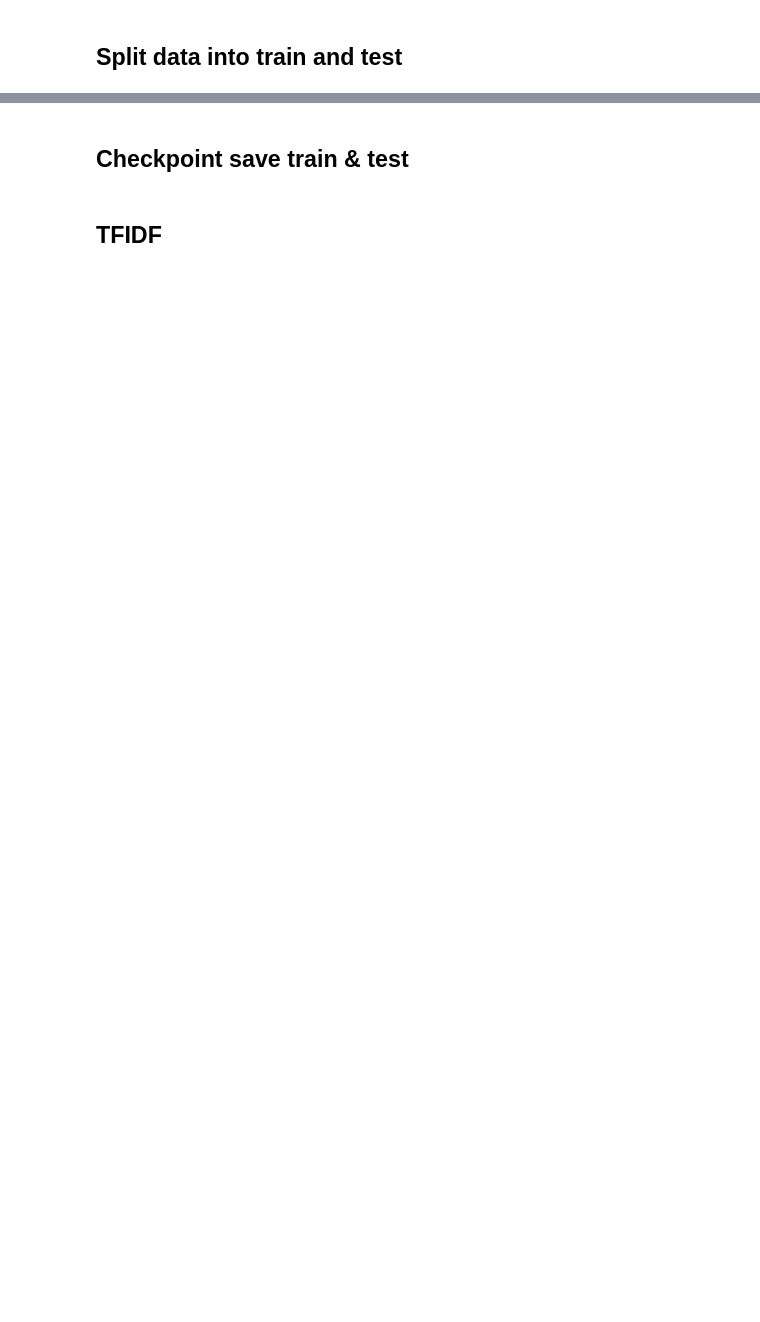
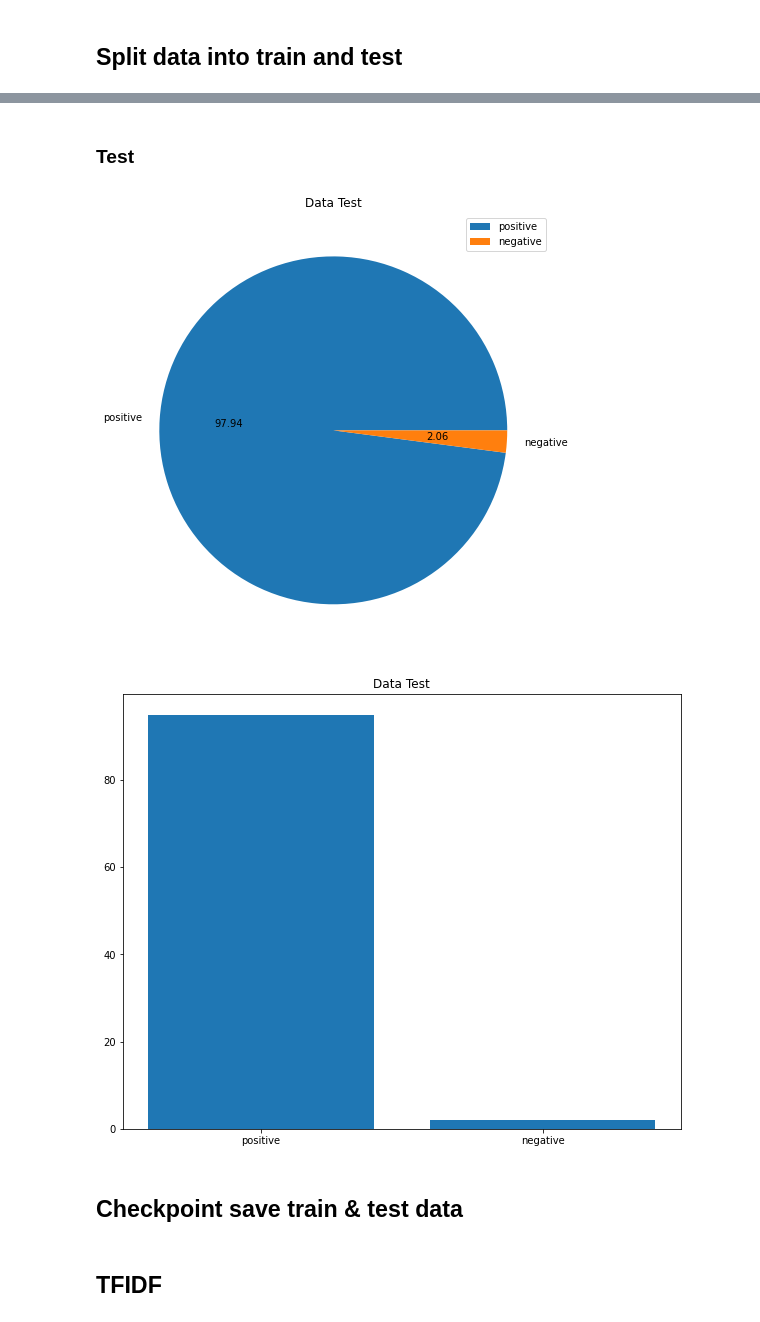
Before and after one commit to mendoanjoe/sentiment-analysis, a Jupyter notebook: Sentiment.ipynb, the cells around one changed output, grey strips where cells are left out. Cells and saved outputs as stored; diff of their text form; code cells hidden in the pictures; blank space fills up the shorter version.

```diff
--- a/Sentiment.ipynb
+++ b/Sentiment.ipynb
@@ -516,3 +484,12 @@ femaleDaily_test['sentiment'] = femaleDaily_Y_test
+# %% [markdown]
+### Test
+# %%
+makeChart(data_test['sentiment'], 'Data Test')
+print('\n')
+makeBarChart(data_test['sentiment'], 'Data Test')
+# %% [output]
+[figure, added]
+[figure, added]
 # %% [markdown]
-## Checkpoint save train & test
+## Checkpoint save train & test data
 # %%
```
Also changed, not shown: parts of 172 cells of this notebook.
